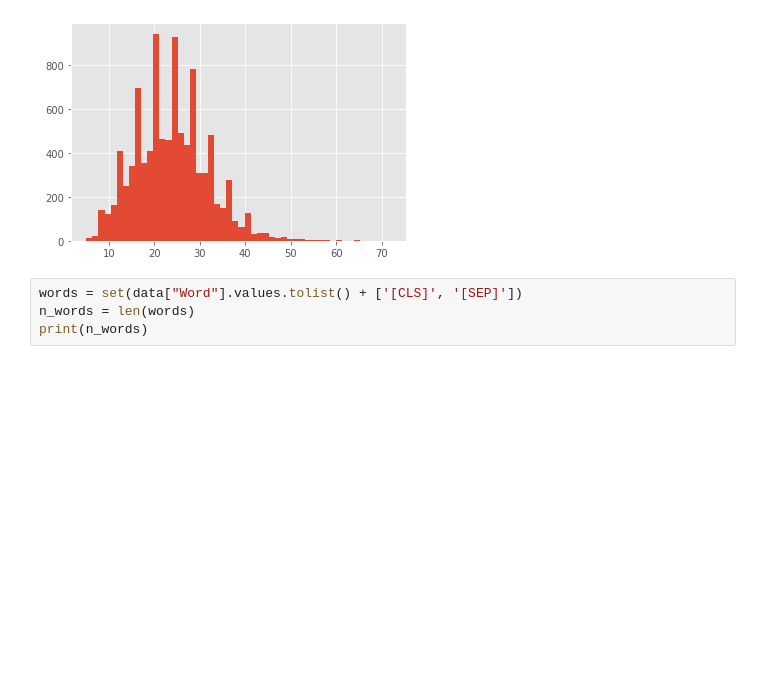
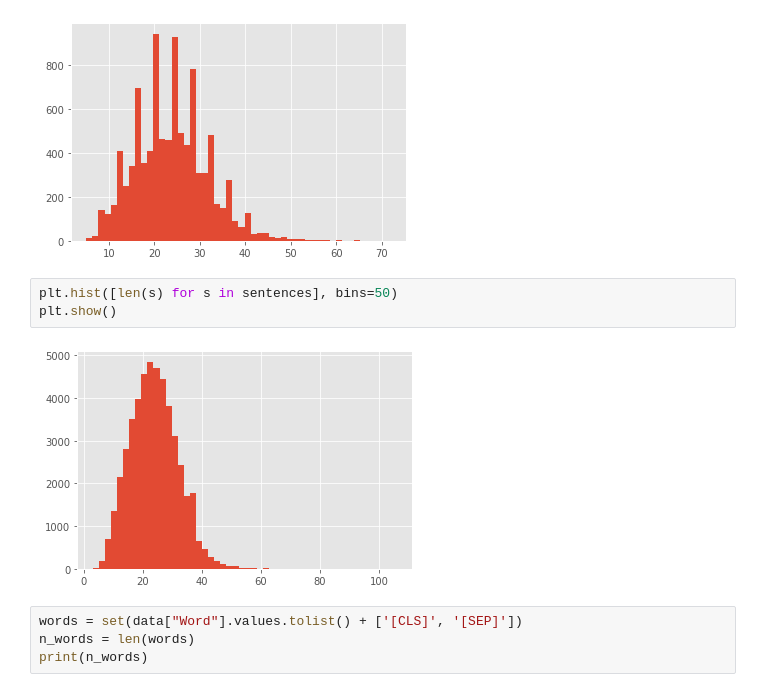
Before and after one commit to noname19871/ner_project, a Jupyter notebook: Baseline.ipynb, the cells around one changed output. Saved outputs shown, nothing was run; the diff lists cells and outputs as text; blank space fills up the shorter version.

```diff
--- a/Baseline.ipynb
+++ b/Baseline.ipynb
@@ -216,6 +229,11 @@ plt.hist([len(s) for s in test_sentences], bins=50)
 plt.show()
 # %% [output]
 [figure]
+# %%
+plt.hist([len(s) for s in sentences], bins=50)
+plt.show()
+# %% [output]
+[figure, added]
 # %%
 words = set(data["Word"].values.tolist() + ['[CLS]', '[SEP]'])
 n_words = len(words)
```
Also changed, not shown: parts of 12 cells of this notebook, 23 other files.
